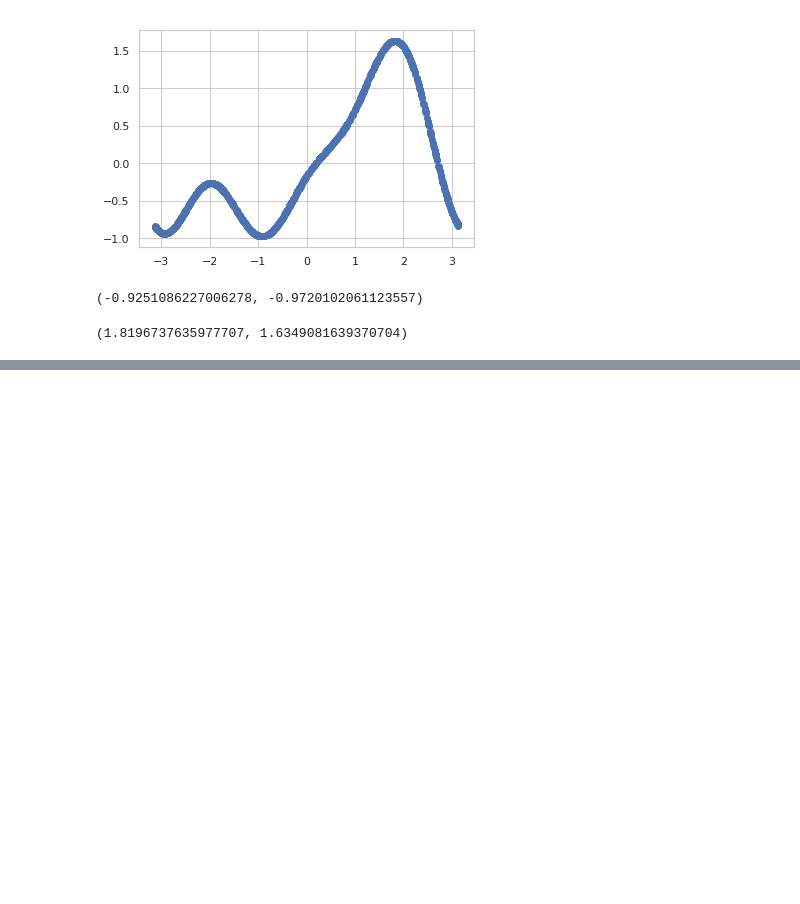
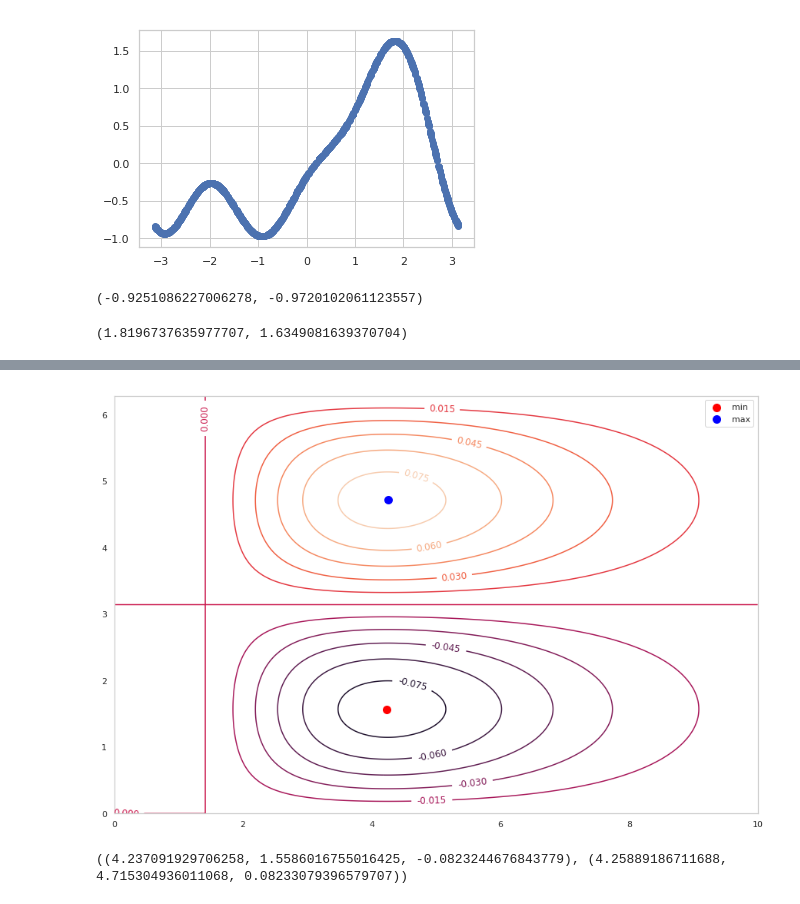
Before and after one commit to WeitBelou/monte-carlo, a Jupyter notebook: notebooks/Lesson 6.ipynb, the cells around one changed output, grey strips where cells are left out. Drawn from its saved outputs; the diff is of its cells as text; code cells hidden in the pictures; blank space fills up the shorter version.

```diff
--- a/notebooks/Lesson 6.ipynb
+++ b/notebooks/Lesson 6.ipynb
@@ -52,0 +109,6 @@ sorted_points[-1]
+# %%
+minimax = compute_minimax(w(2, 0, 0), ((0, 10), (0, 2 * math.pi)))
+print(minimax)
+# %% [output]
+[figure, added]
+((4.237091929706258, 1.5586016755016425, -0.0823244676843779), (4.25889186711688, 4.715304936011068, 0.08233079396579707))
```
Also changed, not shown: parts of 15 cells of this notebook, 1 other file.
